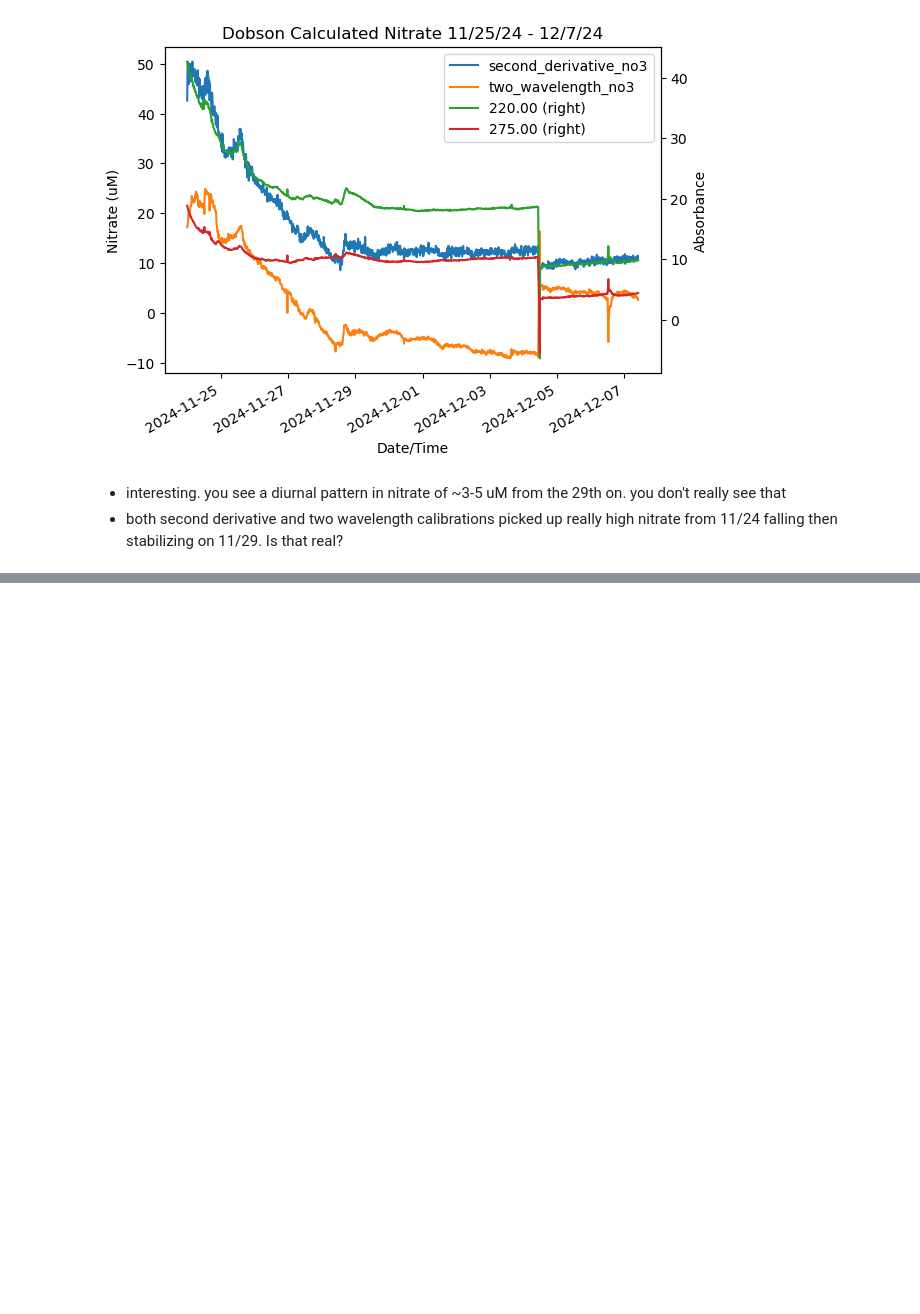
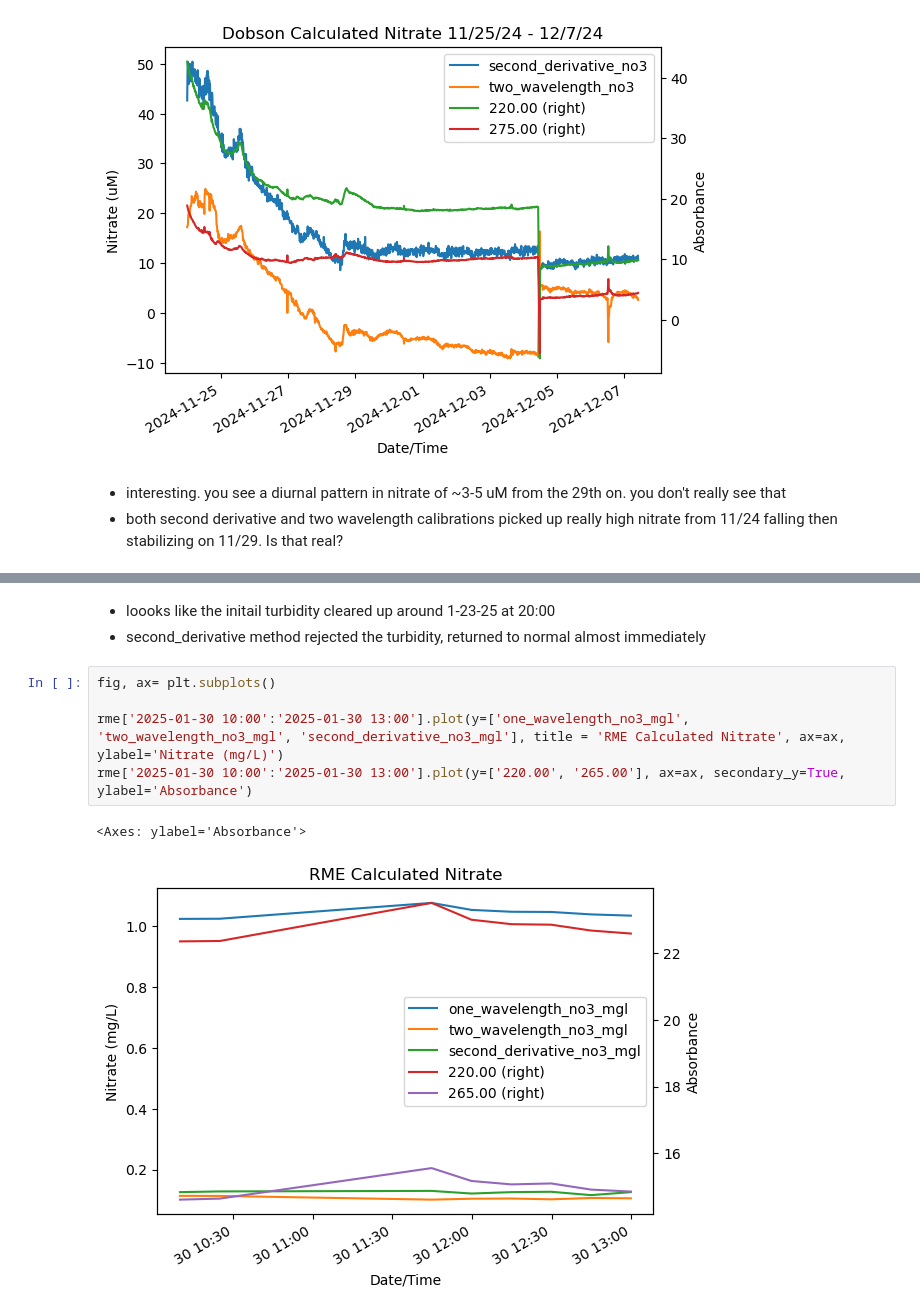
Before and after one commit to mbeneck/rcew-nitrate, a Jupyter notebook: 8-16-24 Reynolds Data.ipynb, the cells around one changed output, grey strips where cells are left out. Saved outputs shown, nothing was run; the diff lists cells and outputs as text; blank space fills up the shorter version.

```diff
--- a/8-16-24 Reynolds Data.ipynb
+++ b/8-16-24 Reynolds Data.ipynb
@@ -140,0 +189,11 @@ dobson['11/24/2024 00:00':'12/7/2024 10:00'].plot(y='275.00', title = 'Dobson Ca
+# %% [markdown]
+- loooks like the initail turbidity cleared up around 1-23-25 at 20:00
+- second_derivative method  rejected the turbidity, returned to normal almost immediately
+# %%
+fig, ax= plt.subplots()
+
+rme['2025-01-30 10:00':'2025-01-30 13:00'].plot(y=['one_wavelength_no3_mgl', 'two_wavelength_no3_mgl', 'second_derivative_no3_mgl'], title = 'RME Calculated Nitrate', ax=ax, ylabel='Nitrate (mg/L)')
+rme['2025-01-30 10:00':'2025-01-30 13:00'].plot(y=['220.00', '265.00'], ax=ax, secondary_y=True, ylabel='Absorbance')
+# %% [output]
+<Axes: ylabel='Absorbance'>
+[figure, added]
```
Also changed, not shown: parts of 17 cells of this notebook.
